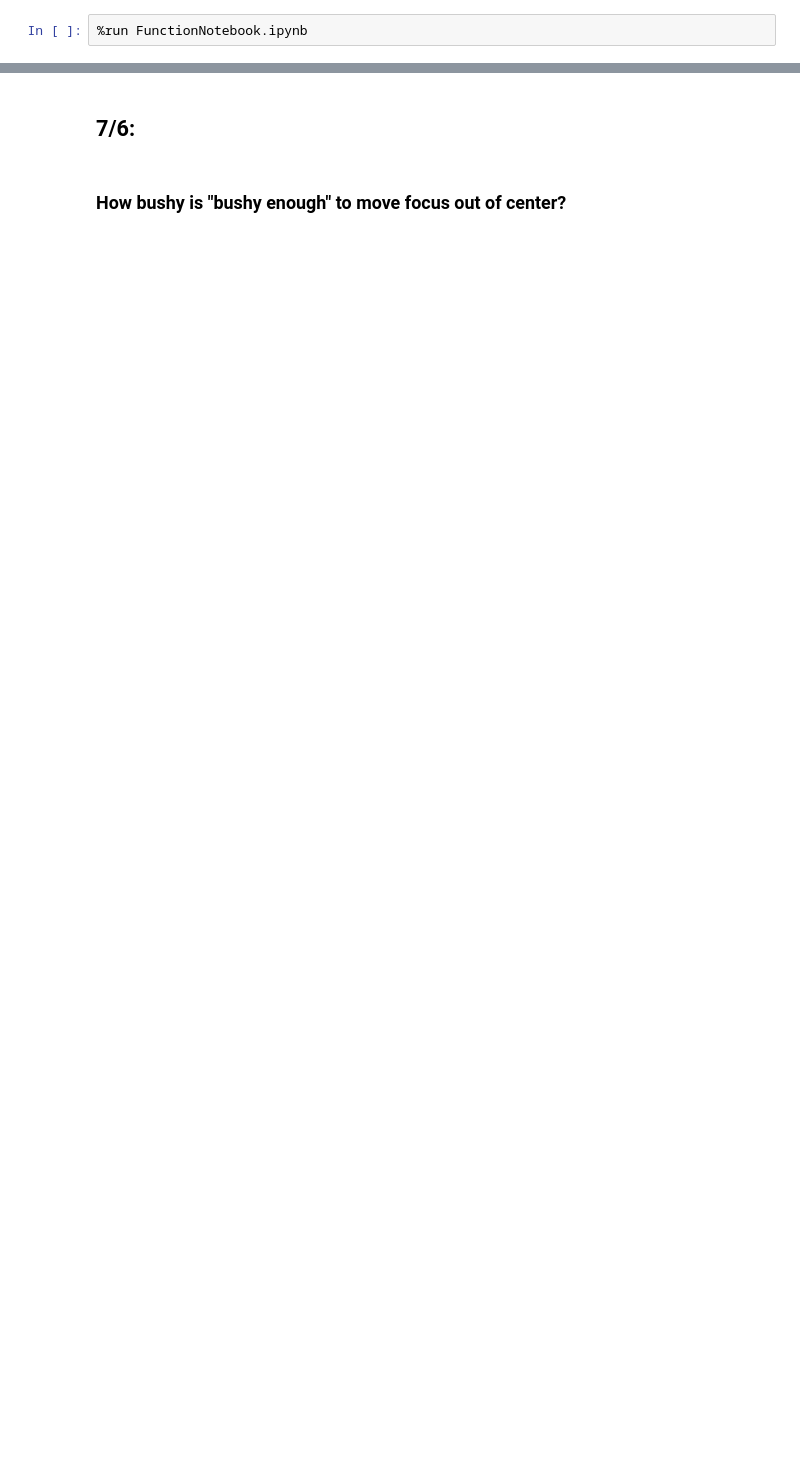
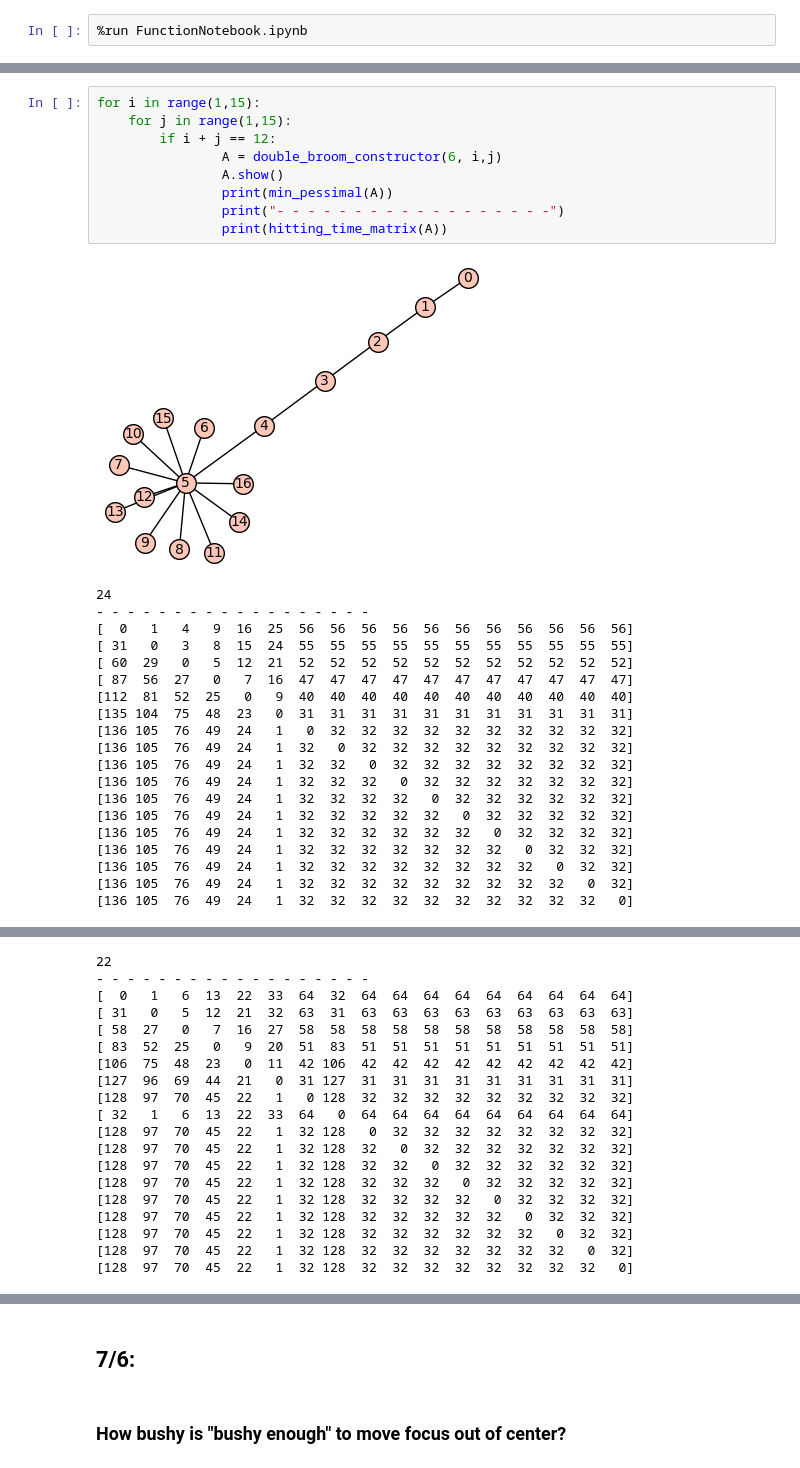
Before and after one commit to Sniggiho/myx, a Jupyter notebook: DailyScratchWork.ipynb, the cells around one changed output, grey strips where cells are left out. Drawn from its saved outputs; the diff is of its cells as text; blank space fills up the shorter version.

```diff
--- a/DailyScratchWork.ipynb
+++ b/DailyScratchWork.ipynb
@@ -2,0 +7,30 @@
+# %%
+for i in range(1,15):
+    for j in range(1,15):
+        if i + j == 12:
+                A = double_broom_constructor(6, i,j)
+                A.show()
+                print(min_pessimal(A))
+                print("- - - - - - - - - - - - - - - - - -")
+                print(hitting_time_matrix(A))
+# %% [output]
+[figure, added]
+24
+- - - - - - - - - - - - - - - - - -
+[  0   1   4   9  16  25  56  56  56  56  56  56  56  56  56  56  56]
+[ 31   0   3   8  15  24  55  55  55  55  55  55  55  55  55  55  55]
+[ 60  29   0   5  12  21  52  52  52  52  52  52  52  52  52  52  52]
+[ 87  56  27   0   7  16  47  47  47  47  47  47  47  47  47  47  47]
+[112  81  52  25   0   9  40  40  40  40  40  40  40  40  40  40  40]
+[135 104  75  48  23   0  31  31  31  31  31  31  31  31  31  31  31]
+[136 105  76  49  24   1   0  32  32  32  32  32  32  32  32  32  32]
+[136 105  76  49  24   1  32   0  32  32  32  32  32  32  32  32  32]
+[136 105  76  49  24   1  32  32   0  32  32  32  32  32  32  32  32]
+[136 105  76  49  24   1  32  32  32   0  32  32  32  32  32  32  32]
+[136 105  76  49  24   1  32  32  32  32   0  32  32  32  32  32  32]
+[136 105  76  49  24   1  32  32  32  32  32   0  32  32  32  32  32]
+[136 105  76  49  24   1  32  32  32  32  32  32   0  32  32  32  32]
+[136 105  76  49  24   1  32  32  32  32  32  32  32   0  32  32  32]
+[136 105  76  49  24   1  32  32  32  32  32  32  32  32   0  32  32]
+[136 105  76  49  24   1  32  32  32  32  32  32  32  32  32   0  32]
+[136 105  76  49  24   1  32  32  32  32  32  32  32  32  32  32   0]
@@ -2,0 +38,19 @@
+22
+- - - - - - - - - - - - - - - - - -
+[  0   1   6  13  22  33  64  32  64  64  64  64  64  64  64  64  64]
+[ 31   0   5  12  21  32  63  31  63  63  63  63  63  63  63  63  63]
+[ 58  27   0   7  16  27  58  58  58  58  58  58  58  58  58  58  58]
+[ 83  52  25   0   9  20  51  83  51  51  51  51  51  51  51  51  51]
+[106  75  48  23   0  11  42 106  42  42  42  42  42  42  42  42  42]
+[127  96  69  44  21   0  31 127  31  31  31  31  31  31  31  31  31]
+[128  97  70  45  22   1   0 128  32  32  32  32  32  32  32  32  32]
+[ 32   1   6  13  22  33  64   0  64  64  64  64  64  64  64  64  64]
+[128  97  70  45  22   1  32 128   0  32  32  32  32  32  32  32  32]
+[128  97  70  45  22   1  32 128  32   0  32  32  32  32  32  32  32]
+[128  97  70  45  22   1  32 128  32  32   0  32  32  32  32  32  32]
+[128  97  70  45  22   1  32 128  32  32  32   0  32  32  32  32  32]
+[128  97  70  45  22   1  32 128  32  32  32  32   0  32  32  32  32]
+[128  97  70  45  22   1  32 128  32  32  32  32  32   0  32  32  32]
+[128  97  70  45  22   1  32 128  32  32  32  32  32  32   0  32  32]
+[128  97  70  45  22   1  32 128  32  32  32  32  32  32  32   0  32]
+[128  97  70  45  22   1  32 128  32  32  32  32  32  32  32  32   0]
```
Also changed, not shown: parts of 6 cells of this notebook, 1 other file.
